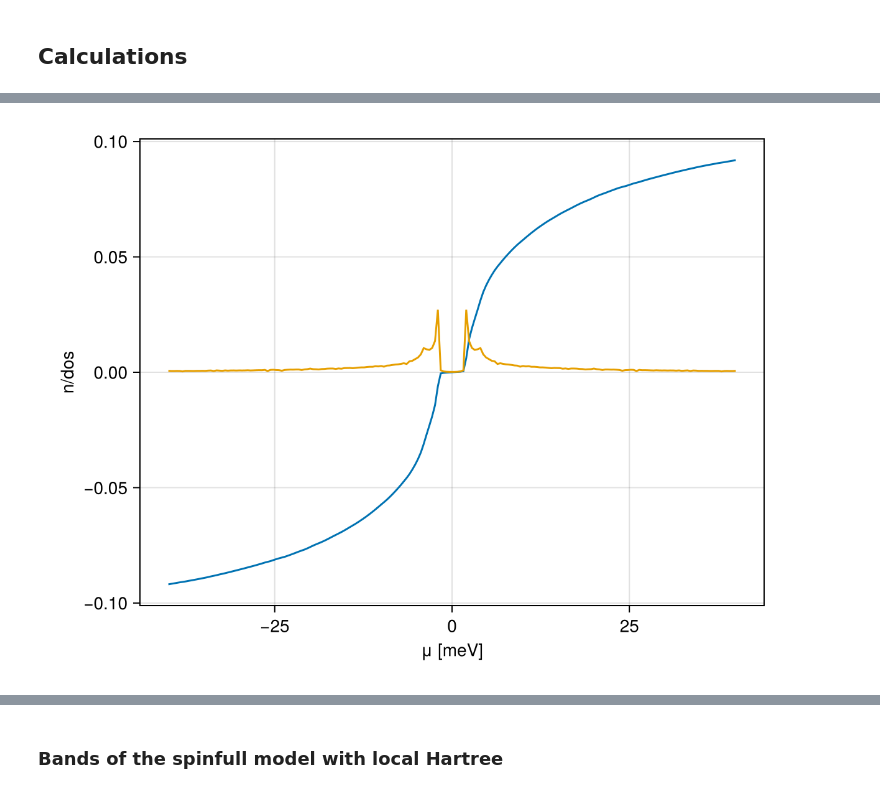
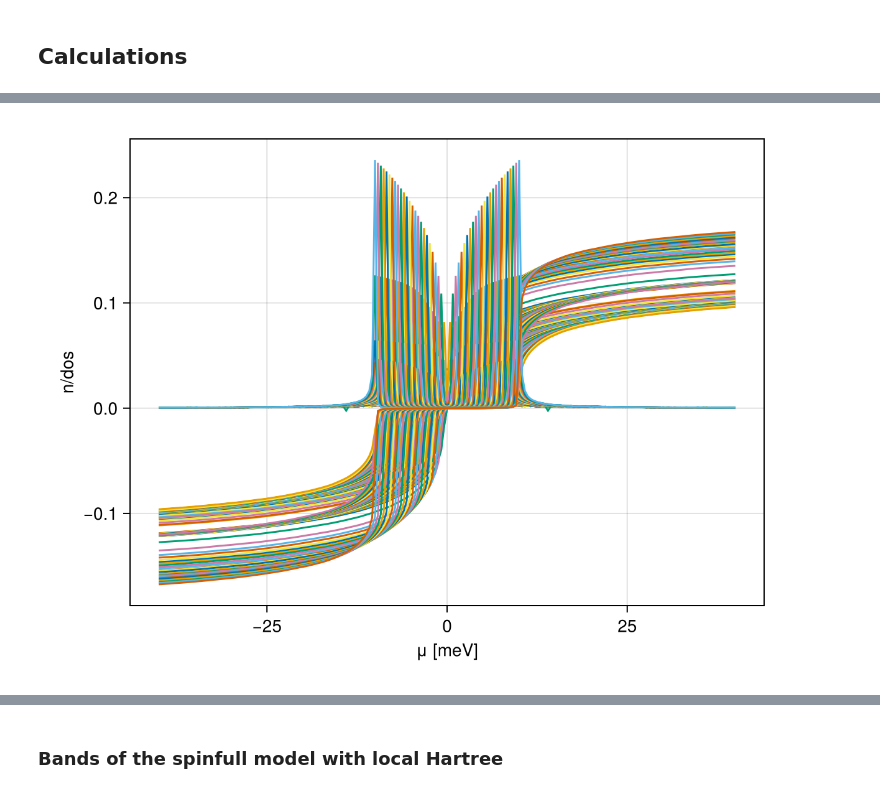
Before and after one commit to fernandopenaranda/LMC, a Jupyter notebook: src/Paper/MRinRhombohedral2.ipynb, the cells around one changed output, grey strips where cells are left out. Drawn from its saved outputs; the diff is of its cells as text; code cells hidden in the pictures.

```diff
--- a/src/Paper/MRinRhombohedral2.ipynb
+++ b/src/Paper/MRinRhombohedral2.ipynb
@@ -49,7 +53,9 @@ sigmaijkpresets = lmc_presets(5, 0,1, p);
 # %%
-estimated_bound_width = 20
-evals = 1e5
-η = 0.05
-# compute the interpolated functions passed to the optimization
-ϵ_range, int_dos = interpolated_dos(sigmaijkpresets, 2estimated_bound_width, evals = evals, η = η)
-n = interpolated_n(int_dos, ϵ_range);
+include(rhomb_folder * "local_hartree_optimization.jl")
+estimated_bound_width = 10
+evals = 1e5 # 1e5
+η = 0.05 # 0.05
+Ezlist = 0:0.1:10
+# compute the interpolated functions passed to the optimization for each Ez in Ezlist
+ϵ_mat, int_dos_mat, int_n_mat = interpolated_dos_ns_Ez(N, p, Ezlist,
+    estimated_bound_width = estimated_bound_width, evals = evals, η = η);
@@ -56,7 +79,10 @@ n = interpolated_n(int_dos, ϵ_range);
 # %%
 fig = Figure(); ax = Axis(fig[1,1], xlabel = "μ [meV]", ylabel = "n/dos")
-lines!(ax, ϵ_range, n.(ϵ_range))
-lines!(ax, ϵ_range, int_dos.(ϵ_range))
+# lines!(ax, ϵ_range, n.(ϵ_range))
+for i in 1:length(ϵ_mat)
+     lines!(ax, collect(ϵ_mat[i]), int_dos_mat[i].(collect(ϵ_mat[i])))
+     lines!(ax, collect(ϵ_mat[i]), int_n_mat[i].(collect(ϵ_mat[i])))
+end
 fig
 # %% [output]
-[figure, old version]
+[figure, new version]
```
Also changed, not shown: parts of 30 cells of this notebook, 9 other files.
